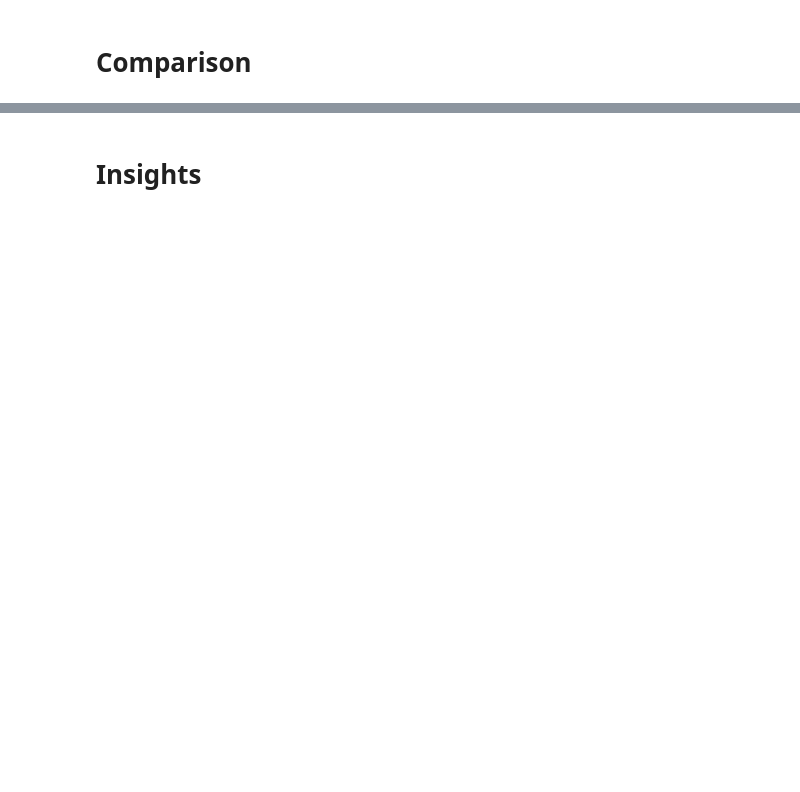
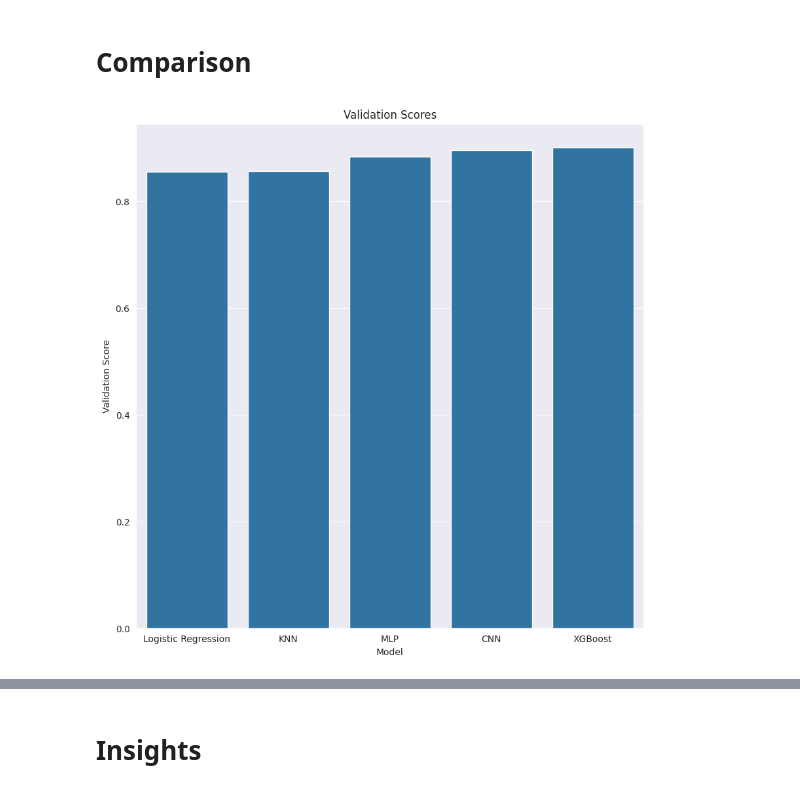
Before and after one commit to kaanbaycan/IE-423-Forecasting-Tasks, a Jupyter notebook: IE_423_Task_5.ipynb, the cells around one changed output, grey strips where cells are left out. Saved outputs shown, nothing was run; the diff lists cells and outputs as text; code cells hidden in the pictures; blank space fills up the shorter version.

```diff
--- a/IE_423_Task_5.ipynb
+++ b/IE_423_Task_5.ipynb
@@ -572,4 +576,13 @@ test_scores = pd.DataFrame({
     "Model": ["Logistic Regression", "KNN", "MLP", "CNN","XGBoost"],
     "Test Score": [log_reg_test, knn_test, mlp_test, cnn_test,xgb_test]
 })
+# %%
+#Lets put all scores in one plot
+plt.figure(figsize=(10, 10))
+sns.set_style("darkgrid")
+sns.barplot(x="Model", y="Validation Score", data=validation_scores)
+plt.title("Validation Scores")
+plt.show()
+# %% [output]
+[figure, added]
 # %%
```
Also changed, not shown: parts of 4 cells of this notebook.
